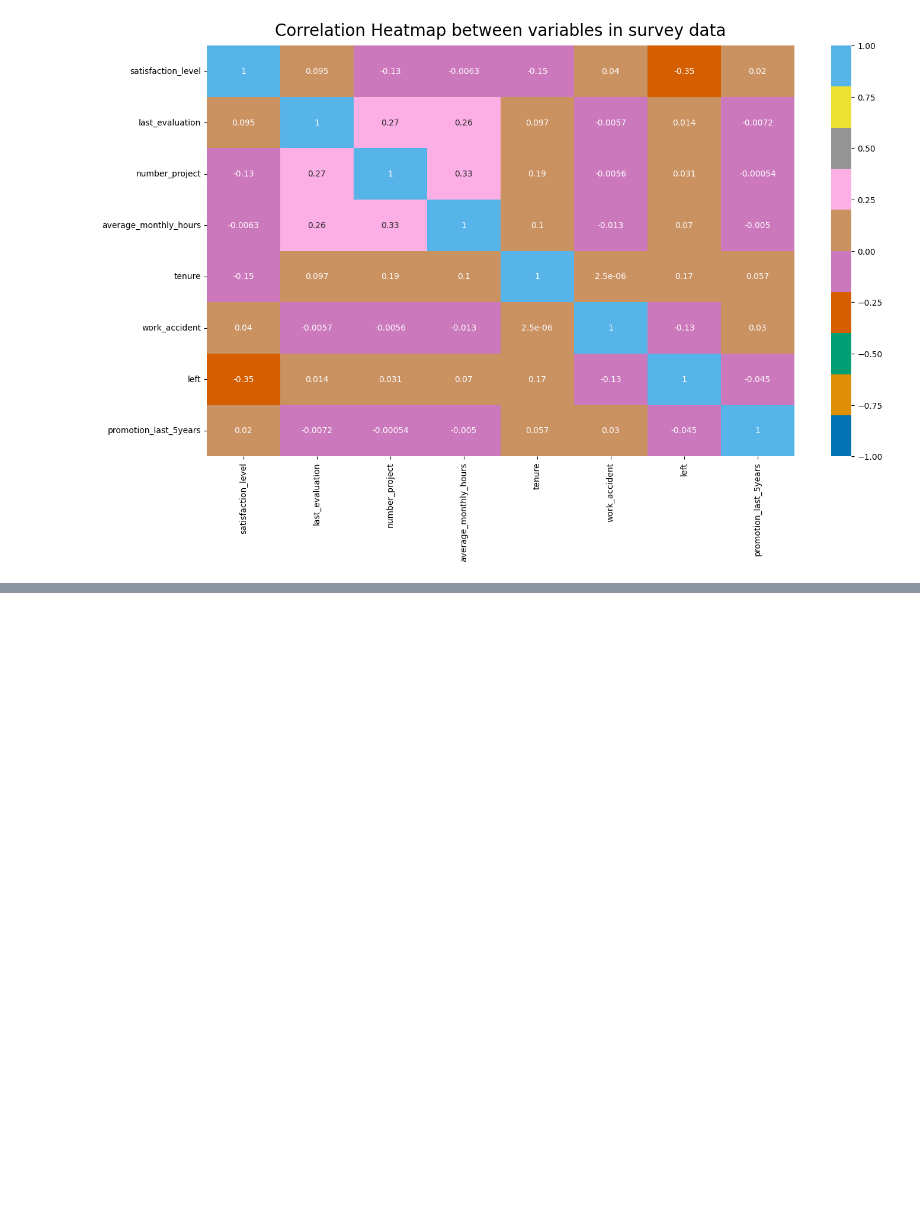
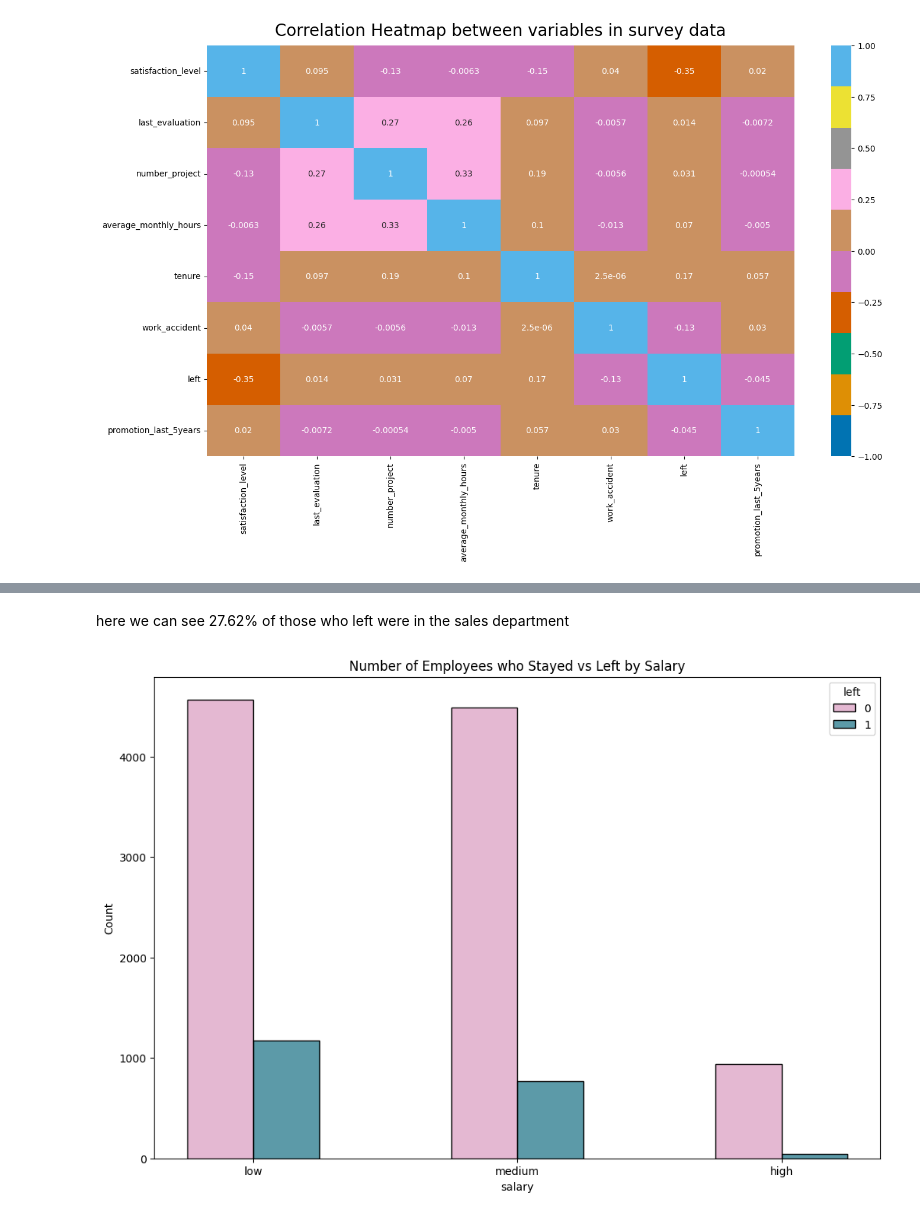
Before and after one commit to ankita-choudharyy/salifort-motors-capstone-project, a Jupyter notebook: salifort_motors.ipynb, the cells around one changed output, grey strips where cells are left out. Saved outputs shown, nothing was run; the diff lists cells and outputs as text; code cells hidden in the pictures; blank space fills up the shorter version.

```diff
--- a/salifort_motors.ipynb
+++ b/salifort_motors.ipynb
@@ -282,0 +384,12 @@ plt.figure(figsize = (12,8))
+# %% [markdown]
+here we can see 27.62% of those who left were in the sales department
+# %%
+#creating side by side plot to see the proportion of those who left vs stayed based upon salary
+plt.figure(figsize = (12,8))
+colours = ['#dca0c3', '#26788b']
+
+sns.histplot(data = survey_data_1, x='salary', hue = 'left', discrete=1, hue_order=[0,1], multiple = 'dodge', shrink = 0.5, palette=colours)
+plt.title("Number of Employees who Stayed vs Left by Salary")
+plt.show()
+# %% [output]
+[figure, added]
```
Also changed, not shown: parts of 10 cells of this notebook.
